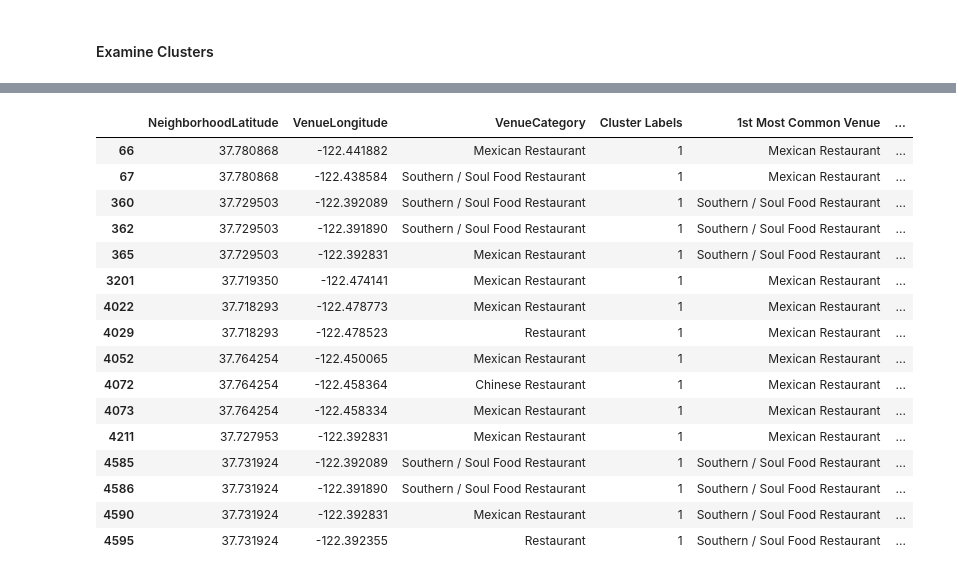
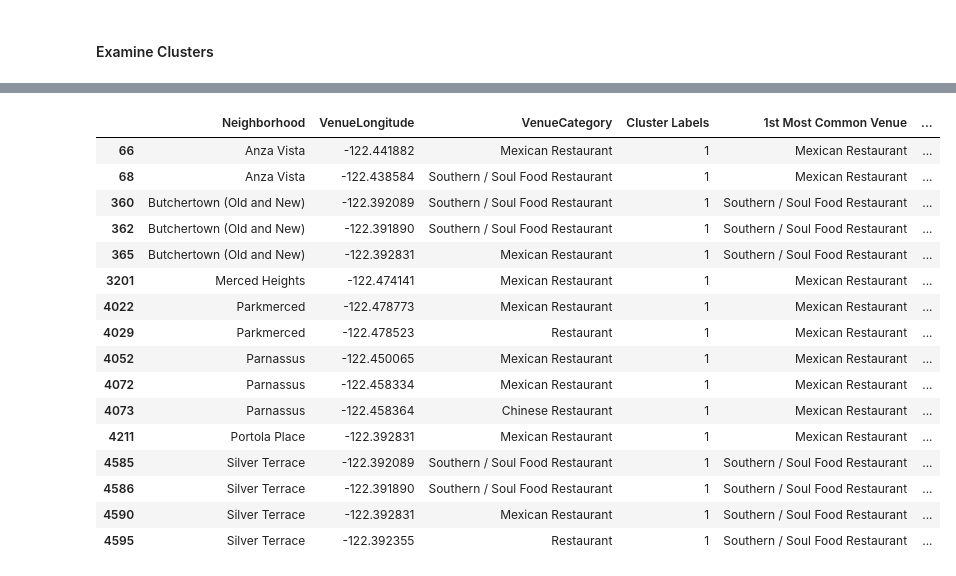
Before and after one commit to jat-in/IBM_Coursera_DataScience_Capstone, a Jupyter notebook: Capstone_Notebook.ipynb, the cells around one changed output, grey strips where cells are left out. Saved outputs shown, nothing was run; the diff lists cells and outputs as text; code cells hidden in the pictures.

```diff
--- a/Capstone_Notebook.ipynb
+++ b/Capstone_Notebook.ipynb
@@ -497,25 +497,25 @@ sanfran_merged.loc[sanfran_merged['Cluster Labels'] == 0, sanfran_merged.columns
 # %%
 #Cluster 2
 
-sanfran_merged.loc[sanfran_merged['Cluster Labels'] == 1, sanfran_merged.columns[[1] + list(range(5, sanfran_merged.shape[1]))]]
+sanfran_merged.loc[sanfran_merged['Cluster Labels'] == 1, sanfran_merged.columns[[0] + list(range(5, sanfran_merged.shape[1]))]]
 # %% [output]
-|  | NeighborhoodLatitude | VenueLongitude | VenueCategory | Cluster Labels | 1st Most Common Venue | ... |
-| 66 | 37.780868 | -122.441882 | Mexican Restaurant | 1 | Mexican Restaurant | ... |
-| 67 | 37.780868 | -122.438584 | Southern / Soul Food Restaurant | 1 | Mexican Restaurant | ... |
-| 360 | 37.729503 | -122.392089 | Southern / Soul Food Restaurant | 1 | Southern / Soul Food Restaurant | ... |
-| 362 | 37.729503 | -122.391890 | Southern / Soul Food Restaurant | 1 | Southern / Soul Food Restaurant | ... |
-| 365 | 37.729503 | -122.392831 | Mexican Restaurant | 1 | Southern / Soul Food Restaurant | ... |
-| 3201 | 37.719350 | -122.474141 | Mexican Restaurant | 1 | Mexican Restaurant | ... |
-| 4022 | 37.718293 | -122.478773 | Mexican Restaurant | 1 | Mexican Restaurant | ... |
-| 4029 | 37.718293 | -122.478523 | Restaurant | 1 | Mexican Restaurant | ... |
-| 4052 | 37.764254 | -122.450065 | Mexican Restaurant | 1 | Mexican Restaurant | ... |
-| 4072 | 37.764254 | -122.458364 | Chinese Restaurant | 1 | Mexican Restaurant | ... |
-| 4073 | 37.764254 | -122.458334 | Mexican Restaurant | 1 | Mexican Restaurant | ... |
-| 4211 | 37.727953 | -122.392831 | Mexican Restaurant | 1 | Mexican Restaurant | ... |
-| 4585 | 37.731924 | -122.392089 | Southern / Soul Food Restaurant | 1 | Southern / Soul Food Restaurant | ... |
-| 4586 | 37.731924 | -122.391890 | Southern / Soul Food Restaurant | 1 | Southern / Soul Food Restaurant | ... |
-| 4590 | 37.731924 | -122.392831 | Mexican Restaurant | 1 | Southern / Soul Food Restaurant | ... |
-| 4595 | 37.731924 | -122.392355 | Restaurant | 1 | Southern / Soul Food Restaurant | ... |
+|  | Neighborhood | VenueLongitude | VenueCategory | Cluster Labels | 1st Most Common Venue | ... |
+| 66 | Anza Vista | -122.441882 | Mexican Restaurant | 1 | Mexican Restaurant | ... |
+| 68 | Anza Vista | -122.438584 | Southern / Soul Food Restaurant | 1 | Mexican Restaurant | ... |
+| 360 | Butchertown (Old and New) | -122.392089 | Southern / Soul Food Restaurant | 1 | Southern / Soul Food Restaurant | ... |
+| 362 | Butchertown (Old and New) | -122.391890 | Southern / Soul Food Restaurant | 1 | Southern / Soul Food Restaurant | ... |
+| 365 | Butchertown (Old and New) | -122.392831 | Mexican Restaurant | 1 | Southern / Soul Food Restaurant | ... |
+| 3201 | Merced Heights | -122.474141 | Mexican Restaurant | 1 | Mexican Restaurant | ... |
+| 4022 | Parkmerced | -122.478773 | Mexican Restaurant | 1 | Mexican Restaurant | ... |
+| 4029 | Parkmerced | -122.478523 | Restaurant | 1 | Mexican Restaurant | ... |
+| 4052 | Parnassus | -122.450065 | Mexican Restaurant | 1 | Mexican Restaurant | ... |
+| 4072 | Parnassus | -122.458334 | Mexican Restaurant | 1 | Mexican Restaurant | ... |
+| 4073 | Parnassus | -122.458364 | Chinese Restaurant | 1 | Mexican Restaurant | ... |
+| 4211 | Portola Place | -122.392831 | Mexican Restaurant | 1 | Mexican Restaurant | ... |
+| 4585 | Silver Terrace | -122.392089 | Southern / Soul Food Restaurant | 1 | Southern / Soul Food Restaurant | ... |
+| 4586 | Silver Terrace | -122.391890 | Southern / Soul Food Restaurant | 1 | Southern / Soul Food Restaurant | ... |
+| 4590 | Silver Terrace | -122.392831 | Mexican Restaurant | 1 | Southern / Soul Food Restaurant | ... |
+| 4595 | Silver Terrace | -122.392355 | Restaurant | 1 | Southern / Soul Food Restaurant | ... |
 # %%
 #Cluster 3
 
```
Also changed, not shown: parts of 9 cells of this notebook.
